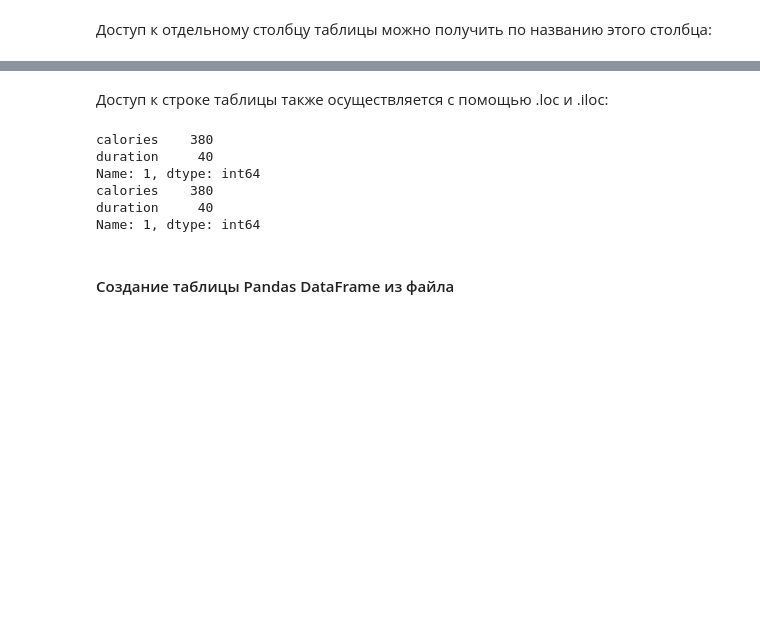
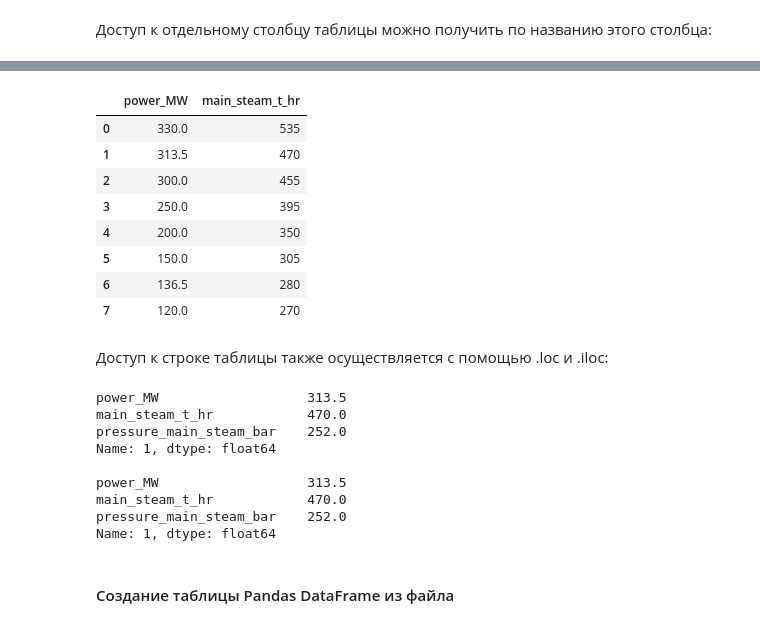
Before and after one commit to ArtyomShabunin/SMOPA, a Jupyter notebook: lesson_1.ipynb, the cells around one changed output, grey strips where cells are left out. Drawn from its saved outputs; the diff is of its cells as text; code cells hidden in the pictures; blank space fills up the shorter version.

```diff
--- a/lesson_1.ipynb
+++ b/lesson_1.ipynb
@@ -197,15 +229,31 @@ dtype: int64
+# %%
+df[['power_MW', 'main_steam_t_hr']]
+# %% [output]
+|  | power_MW | main_steam_t_hr |
+| 0 | 330.0 | 535 |
+| 1 | 313.5 | 470 |
+| 2 | 300.0 | 455 |
+| 3 | 250.0 | 395 |
+| 4 | 200.0 | 350 |
+| 5 | 150.0 | 305 |
+| 6 | 136.5 | 280 |
+| 7 | 120.0 | 270 |
 # %% [markdown]
 Доступ к строке таблицы также осуществляется с помощью .loc и .iloc:
 # %%
 print(df.iloc[1])
+print()
 print(df.loc[1])
 # %% [output]
-calories    380
-duration     40
-Name: 1, dtype: int64
-calories    380
-duration     40
-Name: 1, dtype: int64
+power_MW                   313.5
+main_steam_t_hr            470.0
+pressure_main_steam_bar    252.0
+Name: 1, dtype: float64
+
+power_MW                   313.5
+main_steam_t_hr            470.0
+pressure_main_steam_bar    252.0
+Name: 1, dtype: float64
 # %% [markdown]
 #### Создание таблицы Pandas DataFrame из файла
 # %% [markdown]
```
Also changed, not shown: parts of 44 cells of this notebook.
